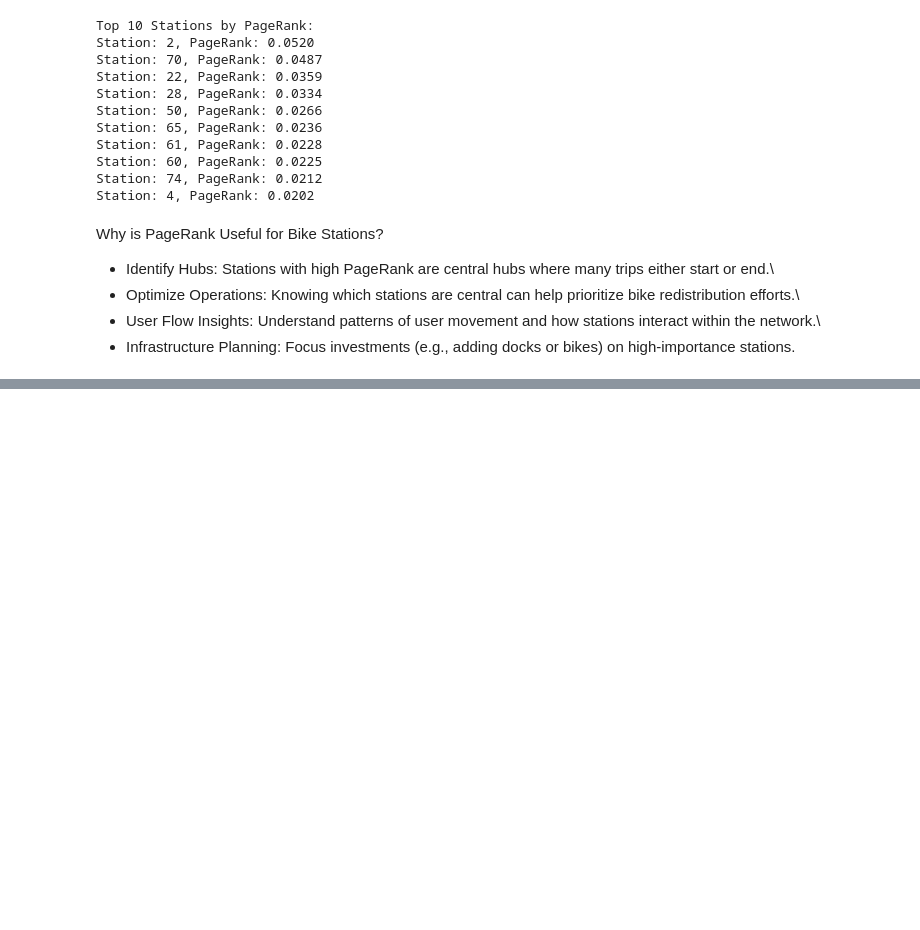
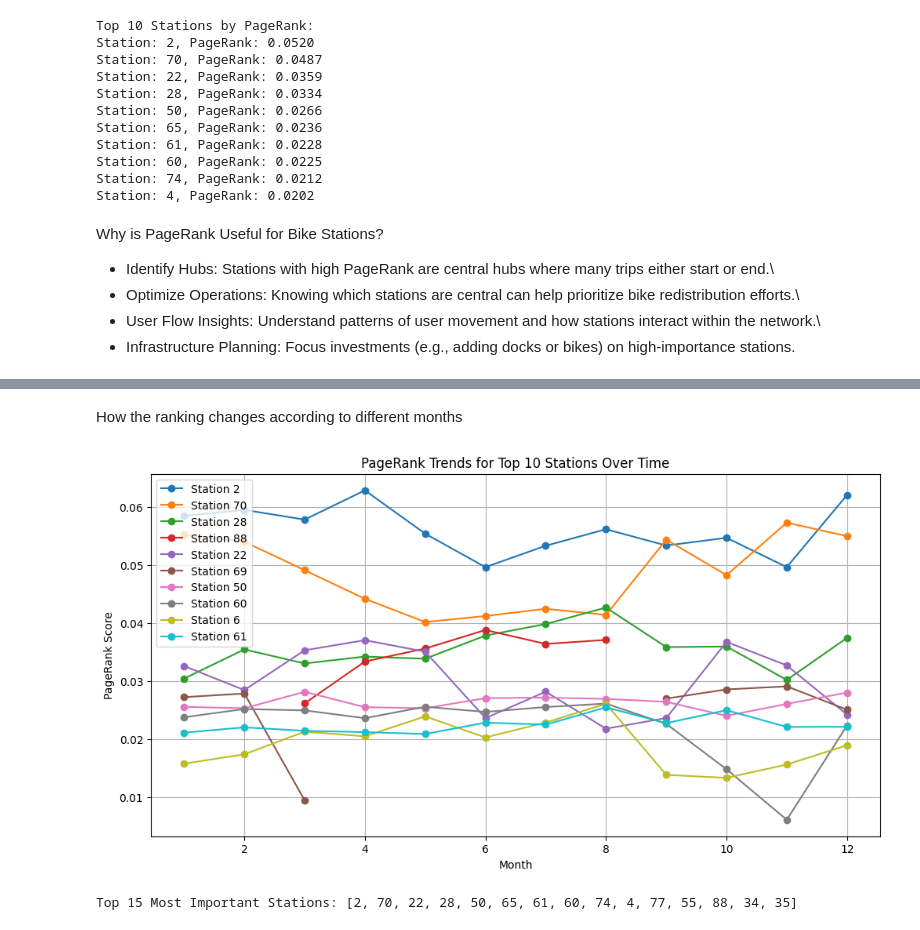
Before and after one commit to elisa-negrini/data-mining-project-, a Jupyter notebook: main.ipynb, the cells around one changed output, grey strips where cells are left out. Cells and saved outputs as stored; diff of their text form; code cells hidden in the pictures; blank space fills up the shorter version.

```diff
--- a/main.ipynb
+++ b/main.ipynb
@@ -1055,0 +1178,73 @@ only showing top 5 rows
+# %% [markdown]
+How the ranking changes according to different months
+# %%
+import networkx as nx
+import pandas as pd
+import matplotlib.pyplot as plt
+
+# Convert PySpark DataFrame to Pandas
+edge_weights_pd = final_data.toPandas()
+
+# Create an empty dictionary to store PageRank results for each month
+monthly_pagerank = {}
+
+# Iterate over each unique month in the dataset
+for month in edge_weights_pd["Start_month"].unique():
+
+    # Filter data for the specific month
+    monthly_edges = edge_weights_pd[edge_weights_pd["Start_month"] == month]
+
+    # Compute trip frequencies (weights)
+    edge_counts = monthly_edges.groupby(["Start Station", "End Station"]).agg(weight=("Trip ID", "count")).reset_index()
+
+    # Create a directed graph for the month
+    G = nx.DiGraph()
+
+    # Add weighted edges (trips between stations)
+    for _, row in edge_counts.iterrows():
+        G.add_edge(row["Start Station"], row["End Station"], weight=row["weight"])
+
+    # Compute PageRank for the month
+    pagerank_scores = nx.pagerank(G, alpha=0.85)
+
+    # Convert to DataFrame and store the results
+    pagerank_df = pd.DataFrame(list(pagerank_scores.items()), columns=["Station", "PageRank"])
+    pagerank_df["Month"] = month
+    monthly_pagerank[month] = pagerank_df
+
+# Combine results into a single DataFrame
+all_months_pagerank_df = pd.concat(monthly_pagerank.values(), ignore_index=True)
+
+# Pivot the DataFrame to get months as rows and stations as columns
+pivot_df = all_months_pagerank_df.pivot(index="Month", columns="Station", values="PageRank")
+
+# Reset index for a clean format
+pivot_df.reset_index(inplace=True)
+
+# Plot PageRank trends for the most significant stations
+plt.figure(figsize=(12, 6))
+num_top_stations = 10  # Increase to top 10 stations
+
+# Identify top stations by their highest PageRank in any month
+top_stations = all_months_pagerank_df.groupby("Station")["PageRank"].max().sort_values(ascending=False).index[:num_top_stations]
+
+for station in top_stations:
+    if station in pivot_df.columns:
+        plt.plot(pivot_df["Month"], pivot_df[station], marker='o', linestyle='-', label=f"Station {station}")
+
+plt.xlabel("Month")
+plt.ylabel("PageRank Score")
+plt.title("PageRank Trends for Top 10 Stations Over Time")
+plt.legend()
+plt.grid(True)
+plt.show()
+# %% [output]
+[figure, added]
+# %%
+# Extract the top 15 most important stations
+top_15_stations = pagerank_df["Station"].head(15).tolist()
+
+# Display the result
+print("Top 15 Most Important Stations:", top_15_stations)
+# %% [output]
+Top 15 Most Important Stations: [2, 70, 22, 28, 50, 65, 61, 60, 74, 4, 77, 55, 88, 34, 35]
```
Also changed, not shown: parts of 87 cells of this notebook.
